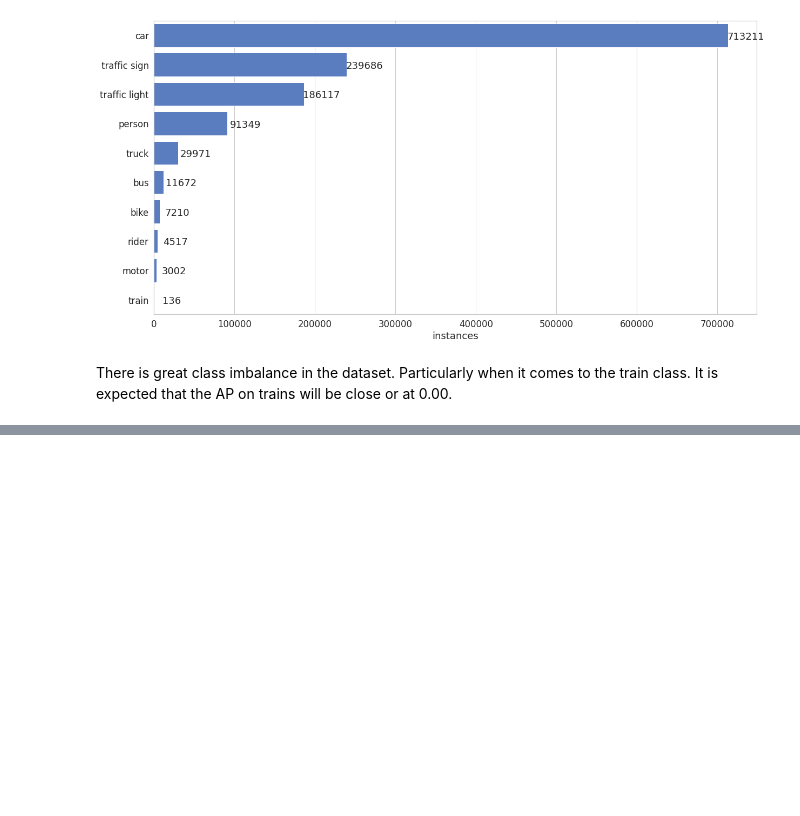
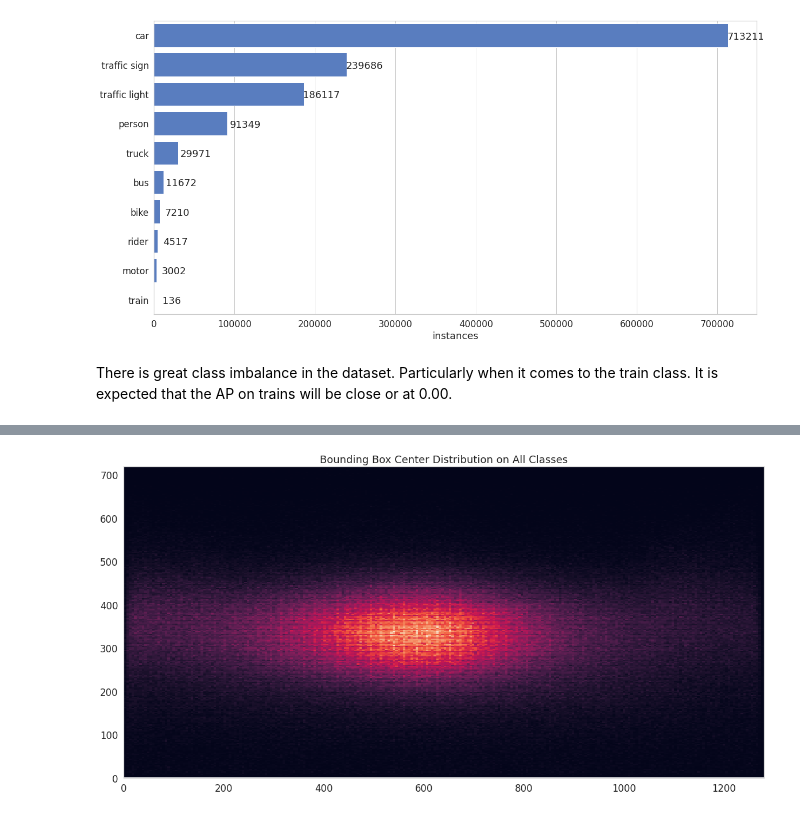
Before and after one commit to jacob-ieyoub/Berkeley-Deep-Drive-Object-Detection, a Jupyter notebook: BDD_EDA.ipynb, the cells around one changed output, grey strips where cells are left out. Saved outputs shown, nothing was run; the diff lists cells and outputs as text; code cells hidden in the pictures; blank space fills up the shorter version.

```diff
--- a/BDD_EDA.ipynb
+++ b/BDD_EDA.ipynb
@@ -247,0 +286,4 @@ There is great class imbalance in the dataset. Particularly when it comes to the
+# %%
+#heatmap of box centers
+df_classes['x_center'] = df_classes['x_min'] + ((df_classes['x_max'] - df_classes['x_min']) / 2)
+df_classes['y_center'] = df_classes['y_min'] + ((df_classes['y_max'] - df_classes['y_min']) / 2)
@@ -247,0 +299,13 @@ There is great class imbalance in the dataset. Particularly when it comes to the
+# %%
+x = df_classes['x_center'].values
+y = df_classes['y_center'].values
+
+#box center 2d histogram, all classes
+plt.figure(figsize=[20,10])
+plt.hist2d(x, y, bins=[250,250])
+plt.title('Bounding Box Center Distribution on All Classes')
+plt.xlim(0,1280)
+plt.ylim(0,720)
+plt.show()
+# %% [output]
+[figure, added]
```
Also changed, not shown: parts of 7 cells of this notebook.
